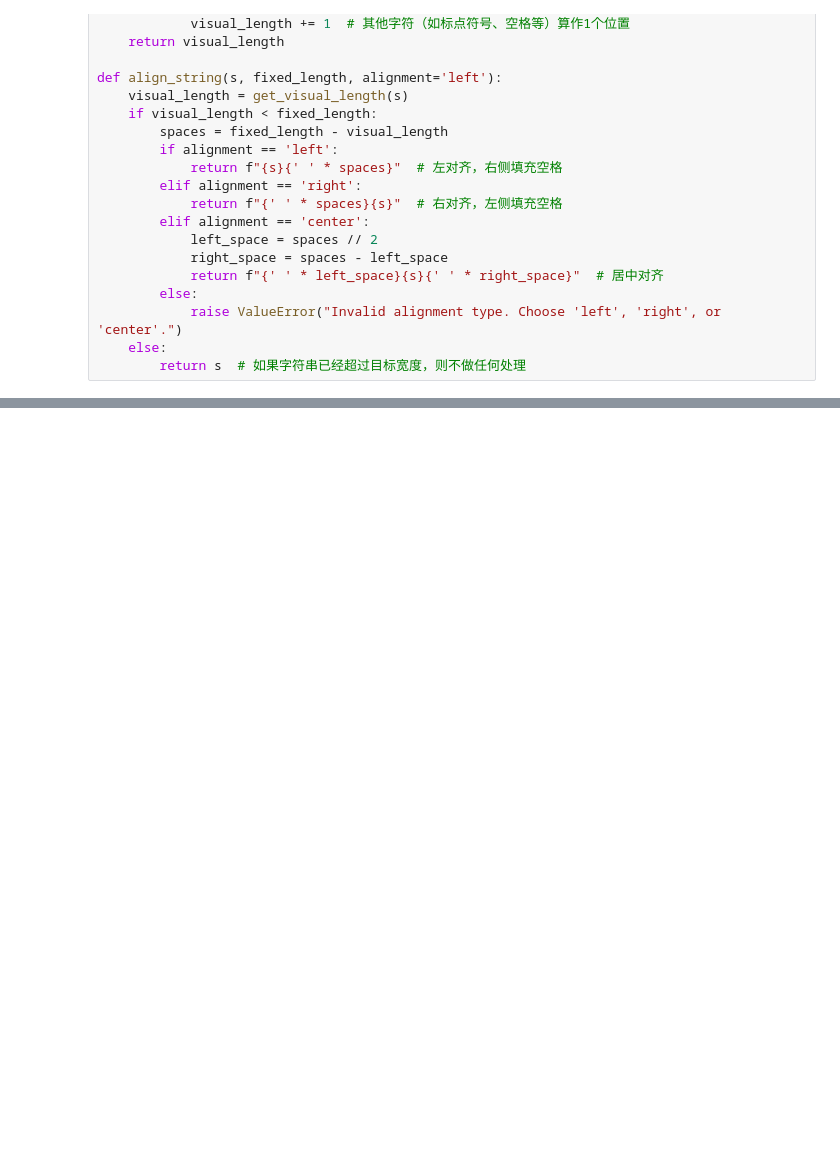
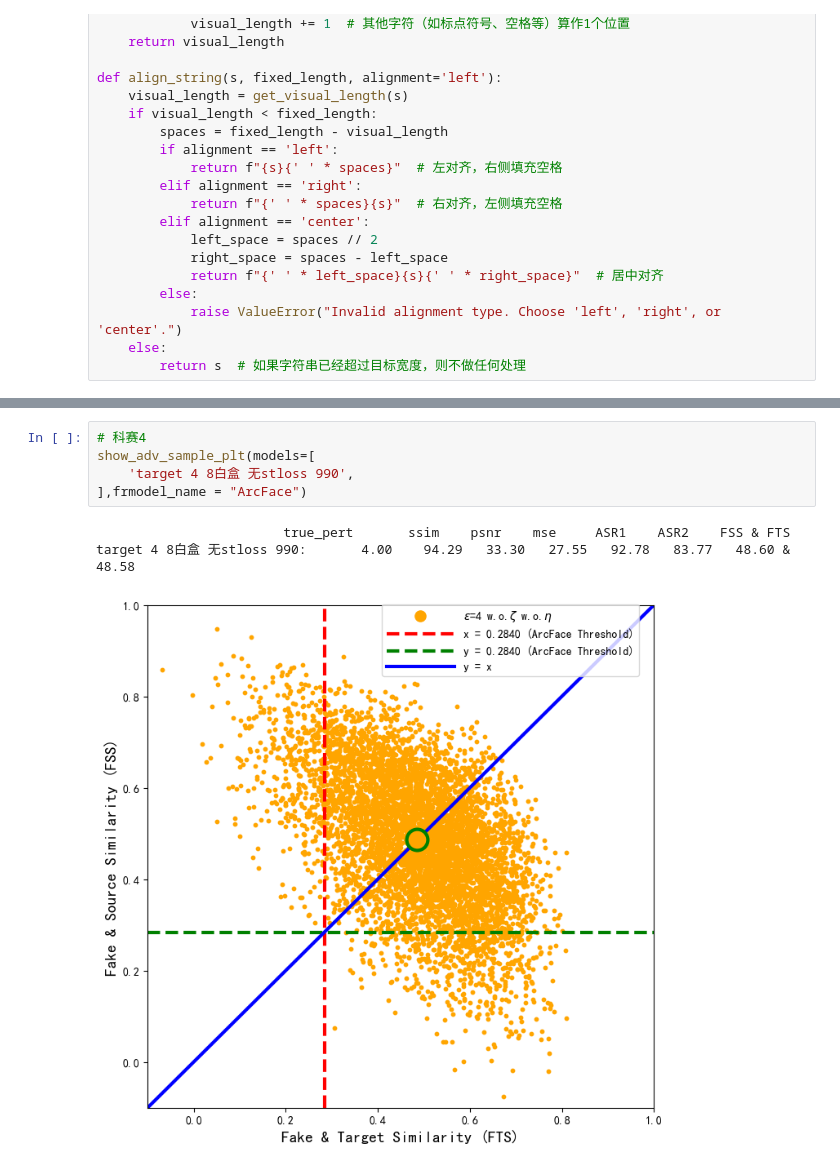
Before and after one commit to yangyang-onlysky/AdvFaceGAN, a Jupyter notebook: 6_hyperparam_experiment.ipynb, the cells around one changed output, grey strips where cells are left out. Cells and saved outputs as stored; diff of their text form; blank space fills up the shorter version.

```diff
--- a/6_hyperparam_experiment.ipynb
+++ b/6_hyperparam_experiment.ipynb
@@ -591,0 +599,9 @@ target 8 8白盒 奇怪ssim 92ssim 1490:        4.95    94.35   31.66   43.84
+# %%
+# 科赛4
+show_adv_sample_plt(models=[
+    'target 4 8白盒 无stloss 990',
+],frmodel_name = "ArcFace")
+# %% [output]
+                        true_pert       ssim    psnr    mse     ASR1    ASR2    FSS & FTS
+target 4 8白盒 无stloss 990:       4.00    94.29   33.30   27.55   92.78   83.77   48.60 & 48.58
+[figure, added]
```
Also changed, not shown: parts of 14 cells of this notebook, 14 other files.
